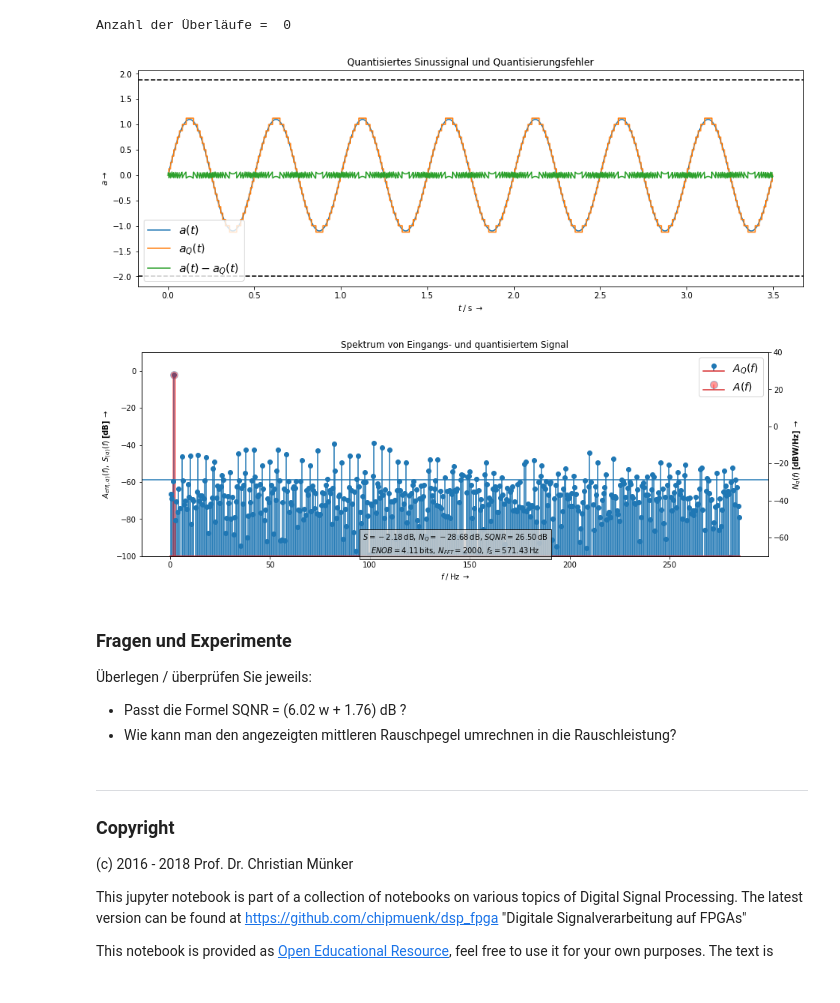
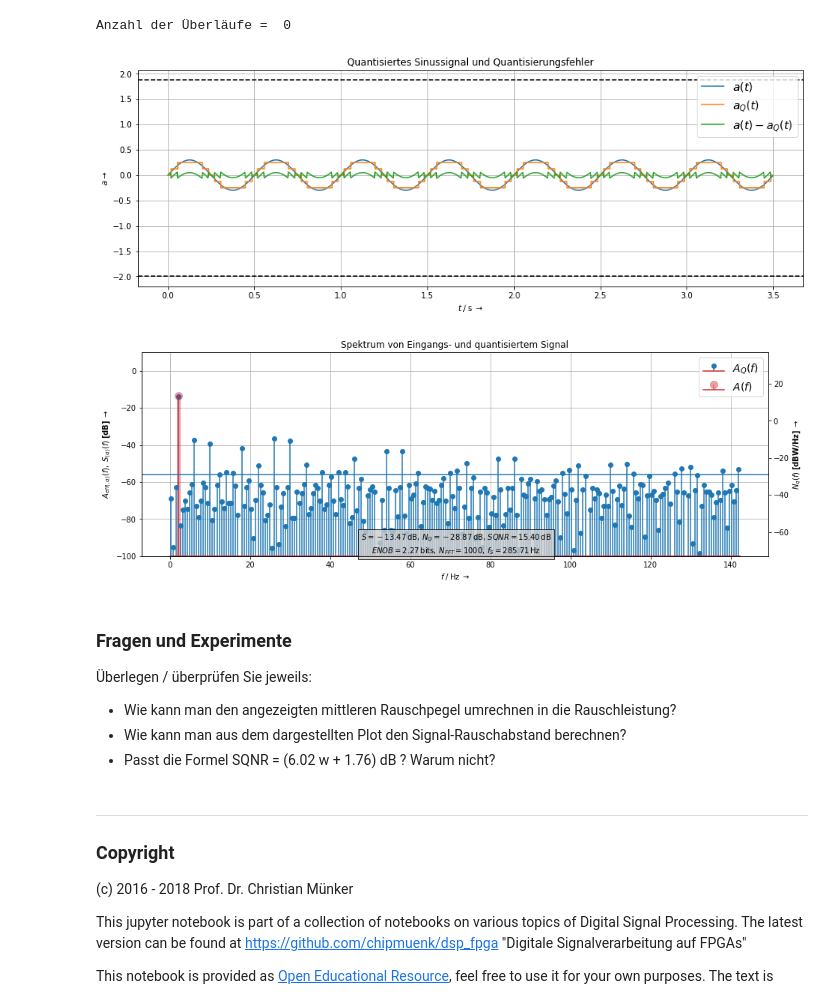
Before and after one commit to chipmuenk/dsp, a Jupyter notebook: notebooks/08_NOI/NOI-Intro.ipynb, the cells around one changed output. Saved outputs shown, nothing was run; the diff lists cells and outputs as text; code cells hidden in the pictures.

```diff
--- a/notebooks/08_NOI/NOI-Intro.ipynb
+++ b/notebooks/08_NOI/NOI-Intro.ipynb
@@ -21,12 +21,12 @@ import matplotlib.pyplot as plt
 figsize = {"figsize":(15,5)}
 # %%
 NOISE_LABEL = True # add second axis for noise power density
-NFFT = 2000; f_a = 2; N_per = 7
+NFFT = 1000; f_a = 2; N_per = 7
 T_mess = N_per / f_a; T_S = T_mess / NFFT
 t = np.linspace(0, T_mess, NFFT, endpoint=False)
-a = 1.1 * sin(2 * pi * f_a * t)
+a = 0.3 * sin(2 * pi * f_a * t)
 #
-q_obj = {'WI':1, 'WF': 3, 'quant':'round', 'ovfl': 'wrap'} # versuchen Sie auch 'floor' / 'fix' und 'sat'
+q_obj = {'WI':1, 'WF': 3, 'quant':'round', 'ovfl': 'sat'} # versuchen Sie auch 'floor' / 'fix' und 'sat'
 fx_a = fx.Fixed(q_obj)
 aq = fx_a.fixp(a)
 
@@ -34,7 +34,7 @@ print('Anzahl der Überläufe = ', fx_a.N_over)
 # %% [output]
 Anzahl der Überläufe =  0
 # %%
-fig1, ax1 = plt.subplots(**figsize)
+fig1, ax1 = plt.subplots(**figsize); ax1.grid(True)
 ax1.set_title('Quantisiertes Sinussignal und Quantisierungsfehler')
 ax1.plot(t, a, label = r'$a(t)$')
 ax1.step(t, aq, where = 'post', label = r'$a_Q(t)$')
@@ -51,43 +51,44 @@ AQ = abs(2 / sqrt(2) * fft(aq) / NFFT)[0:NFFT // 2 - 1] #    Effektivwert !
 A[0] = A[0] * sqrt(2)/2; AQ[0] = AQ[0] * sqrt(2)/2  # korrigiere DC-Wert zurück
 f = fftfreq(NFFT, T_S)[0:NFFT//2 - 1]      # Frequenzen f. einseitiges Spektrum
 #
-fig2, ax2 = plt.subplots(**figsize)
+fig2, ax2 = plt.subplots(**figsize); ax2.grid(True)
 ax2.set_title('Spektrum von Eingangs- und quantisiertem Signal')
 ax2.stem(f, 20 * log10(AQ), bottom = A_bottom, label = r'$A_Q(f)$', use_line_collection=True)
 ml, sl, bl = ax2.stem(f,  20 * log10(A), bottom = A_bottom, label = r'$A(f)$', use_line_collection=True)
 plt.setp(ml, 'markerfacecolor', 'r', 'markersize', 10 ,'alpha', 0.4) # Marker
 plt.setp(sl, 'color','r', 'linewidth', 5, 'alpha', 0.4)    # Stemline
 AQ[N_per] = abs(AQ[N_per] - A[N_per]) # Subtrahiere Signal
 S = 10*log10(A[N_per]**2.)       # Signalleistung, gemessen
 N_PSD = 10 * log10(np.average(AQ*AQ))   # mittlere Rauschleistungsdichte
 NQ = N_PSD + 10*log10(NFFT/2)
 ENOB = ((S-NQ) - 1.76)/6.02
 # print(S, NQ, S - NQ)
 ax2.axhline(y = N_PSD) # plotte horiz. Linie mit mittlerer Rauschleist.dichte
 ax2.set_xlabel(r'$f \; \mathrm{/ \; Hz} \; \rightarrow$')
 ax2.set_ylabel(r'$A_{eff(,q)}(f), \;S_{(q)}(f)\; \mathbf{[dB]} \;\rightarrow$')
 ax2.set_ylim(A_bottom,10)
 ax2.text(1/(4*T_S), A_bottom,
          r'$S = %.2f \, \mathrm{dB},\, N_Q = %.2f \, \mathrm{dB}$, '
          r'$SQNR = %.2f \, \mathrm{dB}$'%(S, NQ, S-NQ) + '\n' +
          r'$ENOB = %.2f \, \mathrm{bits},\, N_{FFT} = %d,\, f_S = %.2f\,'
          r'\mathrm{Hz}$'%(ENOB, NFFT, 1./T_S),
         ha='center', va='bottom', bbox=dict(facecolor='0.8', alpha=0.8))
      #
 ax2.legend(fontsize = 14)
 if NOISE_LABEL:
     ax2b = ax2.twinx()
     ax2b.set_ylim(ax2.get_ylim()+ 10*log10(NFFT/2))
     ax2b.set_ylabel(r'$N_q(f)\;  \mathbf{[dBW / Hz]} \; \rightarrow$')
 # %% [output]
-[figure, old version]
+[figure, new version]
-[figure, old version]
+[figure, new version]
 # %% [markdown]
 ### Fragen und Experimente
 
 Überlegen / überprüfen Sie jeweils:
-- Passt die Formel SQNR = (6.02 w + 1.76) dB ?
 - Wie kann man den angezeigten mittleren Rauschpegel umrechnen in die Rauschleistung?
+- Wie kann man aus dem dargestellten Plot den Signal-Rauschabstand berechnen?
+- Passt die Formel SQNR = (6.02 w + 1.76) dB ? Warum nicht?
 # %% [markdown]
 ***
 ### Copyright
```
Also changed, not shown: 2 other files.
